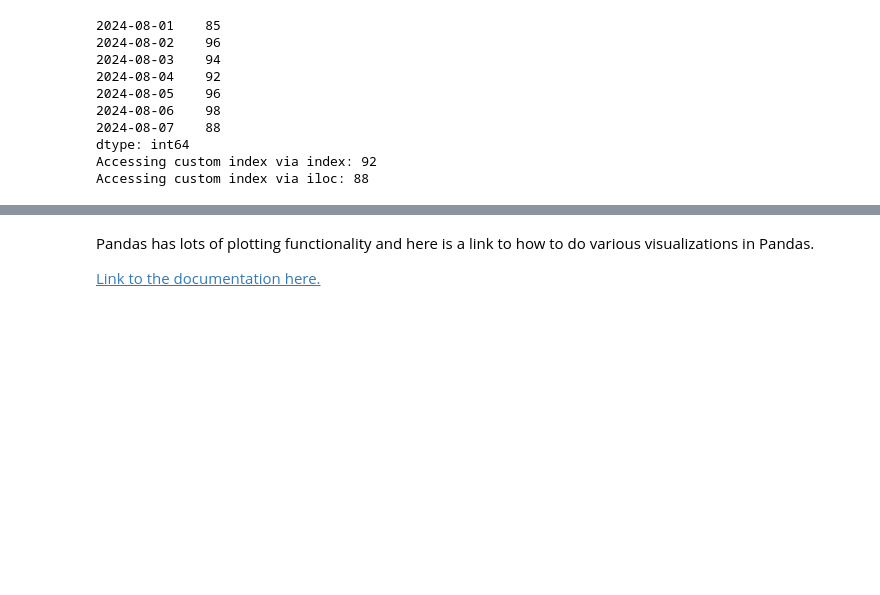
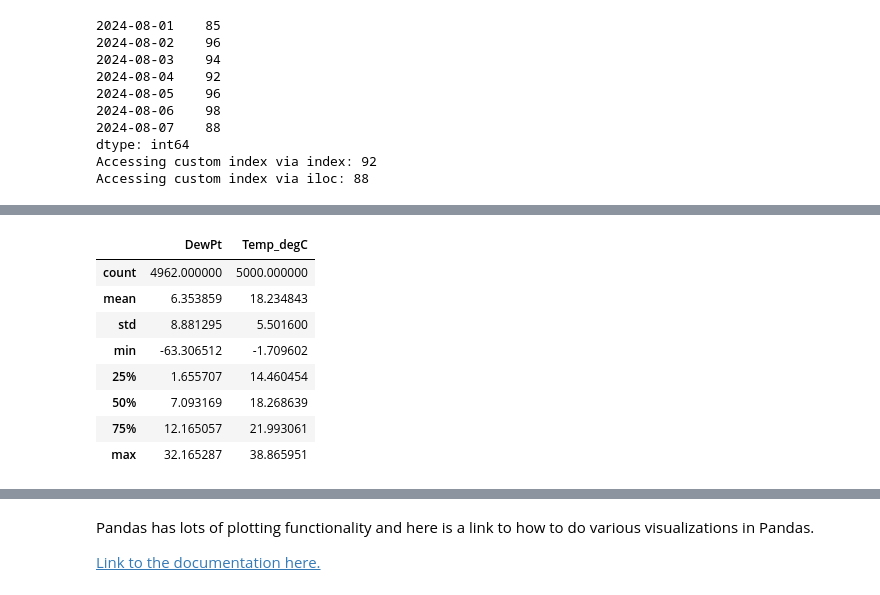
Before and after one commit to JustinRHudson/ATS_Prog_Tutorial, a Jupyter notebook: Workshop_2.ipynb, the cells around one changed output, grey strips where cells are left out. Cells and saved outputs as stored; diff of their text form; code cells hidden in the pictures; blank space fills up the shorter version.

Commit message:
Expanded Pandas/Matplotlib Material

```diff
--- a/Workshop_2.ipynb
+++ b/Workshop_2.ipynb
@@ -297,3 +294,17 @@ example_df.describe()
+# %%
+# If we're interested in specific columns we can also subset onto just one column or multiple in pandas
+# This code below selects just the Temp_degC and DewPt columns and calls .describe() on them
+example_df[['DewPt','Temp_degC']].describe()
+# %% [output]
+|  | DewPt | Temp_degC |
+| count | 4962.000000 | 5000.000000 |
+| mean | 6.353859 | 18.234843 |
+| std | 8.881295 | 5.501600 |
+| min | -63.306512 | -1.709602 |
+| 25% | 1.655707 | 14.460454 |
+| 50% | 7.093169 | 18.268639 |
+| 75% | 12.165057 | 21.993061 |
+| max | 32.165287 | 38.865951 |
 # %%
 # Pandas also let's us make a few simple plots of data quickly
 # and easily. Later we'll explore Matplotlib, the main plotting
```
Also changed, not shown: parts of 15 cells of this notebook, 1 other file.
